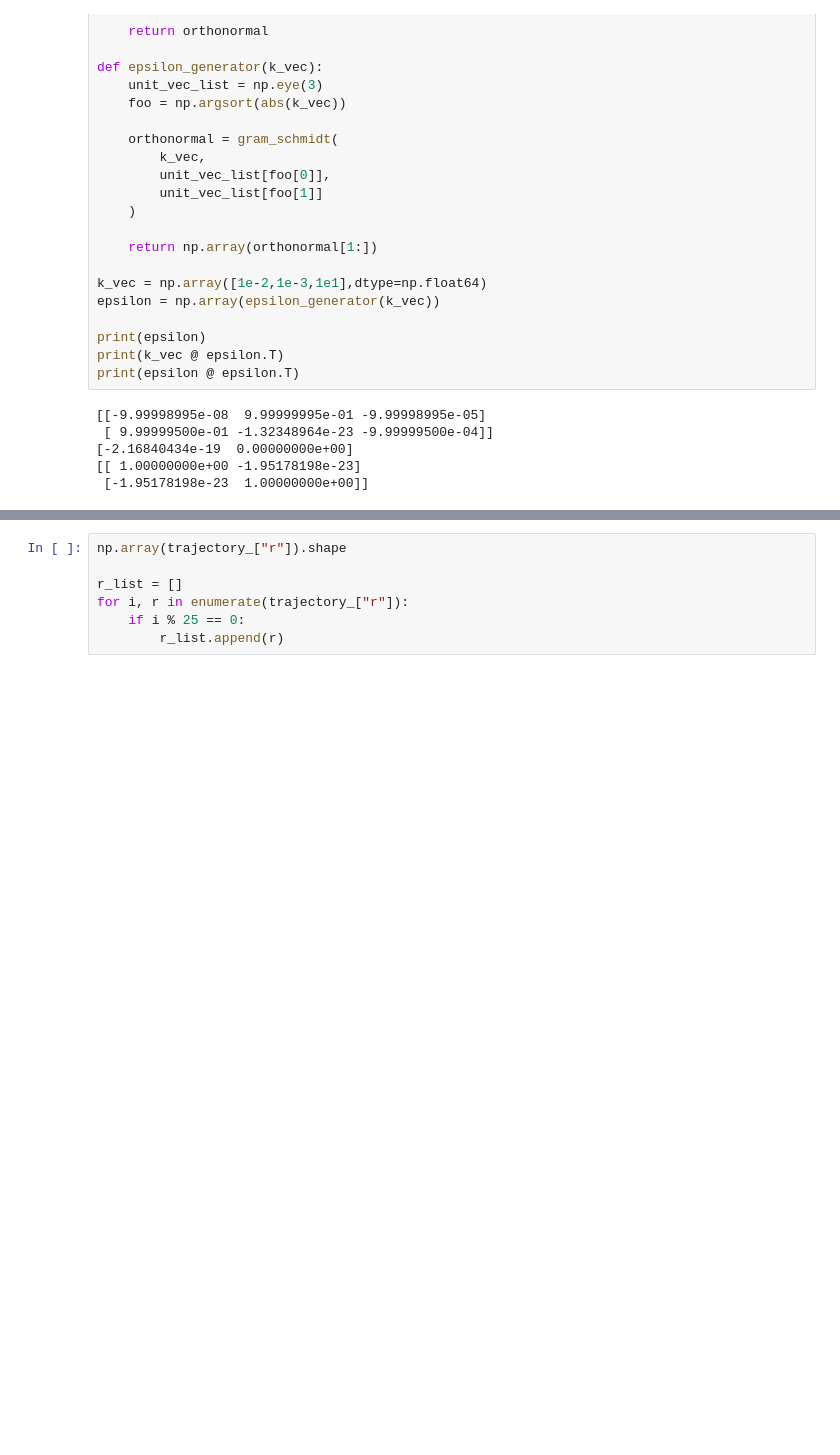
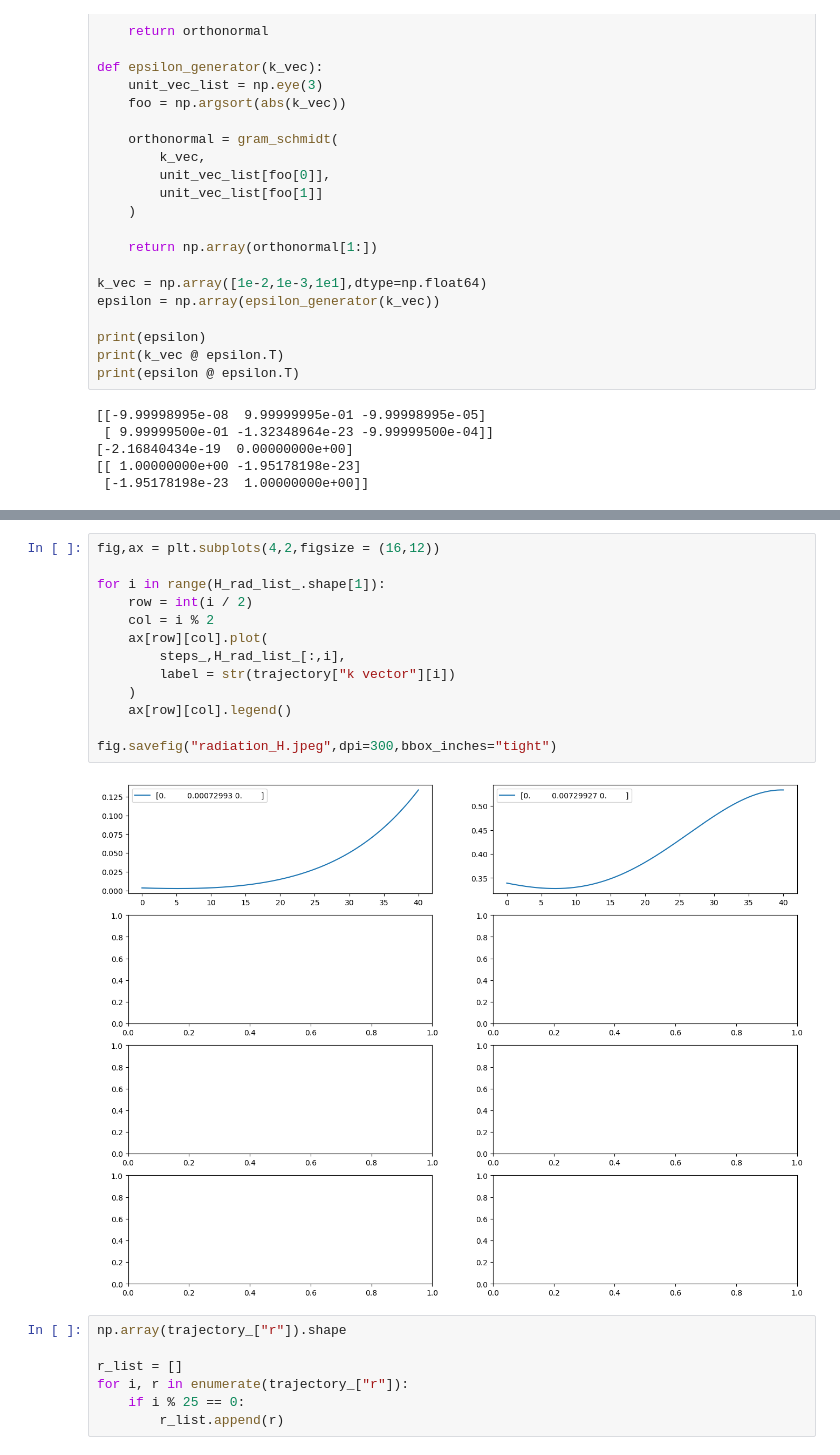
Before and after one commit to RibeiroGroup/Molecular-Dynamics-for-CIS, a Jupyter notebook: main.ipynb, the cells around one changed output, grey strips where cells are left out. Cells and saved outputs as stored; diff of their text form; blank space fills up the shorter version.

```diff
--- a/main.ipynb
+++ b/main.ipynb
@@ -641,3 +648,18 @@ Cavity mode:  [[0.         0.00729927 0.        ]
+# %%
+fig,ax = plt.subplots(4,2,figsize = (16,12))
+
+for i in range(H_rad_list_.shape[1]):
+    row = int(i / 2)
+    col = i % 2
+    ax[row][col].plot(
+        steps_,H_rad_list_[:,i],
+        label = str(trajectory["k vector"][i])
+    )
+    ax[row][col].legend()
+
+fig.savefig("radiation_H.jpeg",dpi=300,bbox_inches="tight")
+# %% [output]
+[figure, added]
 # %%
 np.array(trajectory_["r"]).shape
 
```
Also changed, not shown: parts of 7 cells of this notebook, 6 other files.
